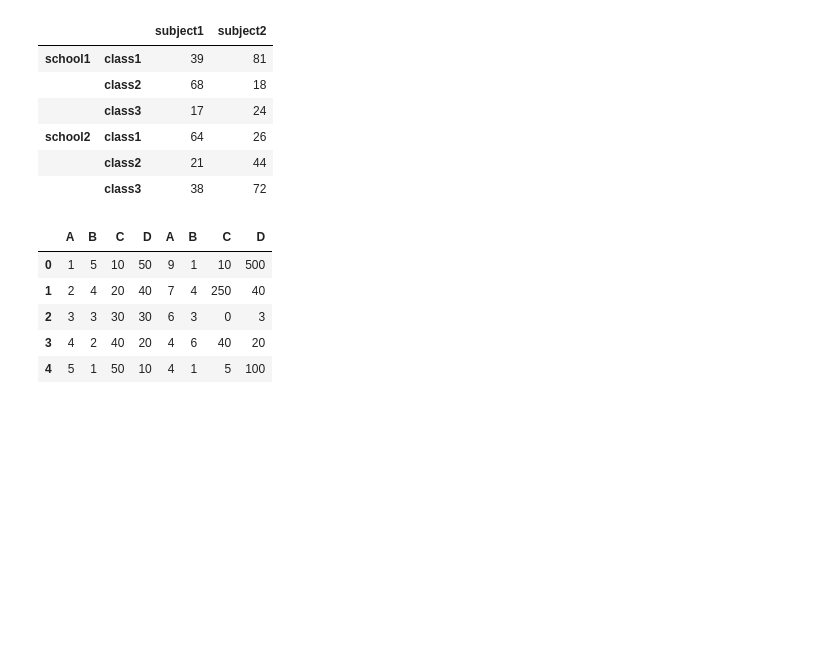
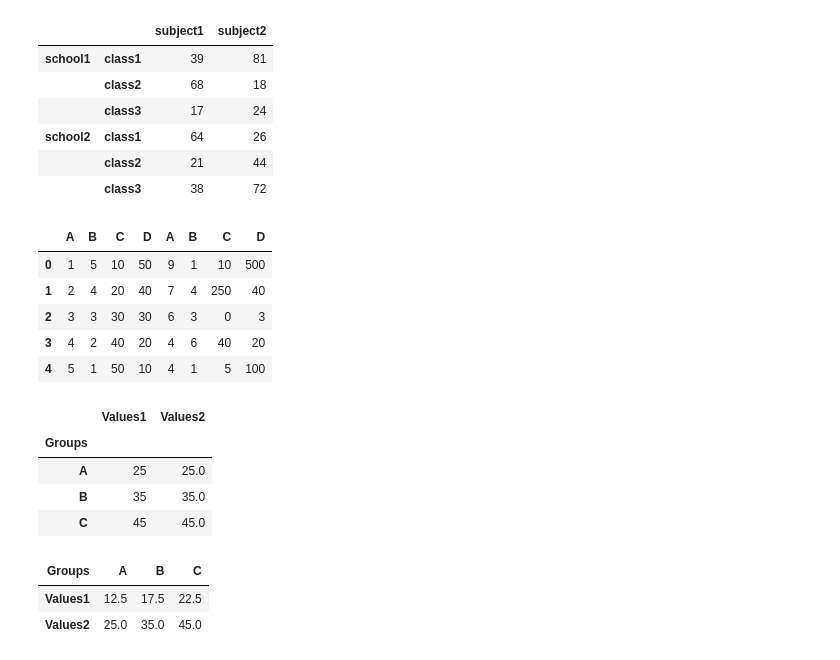
Before and after one commit to Unbeatable2323/Ai-leaning-from-scratch, a Jupyter notebook: newmonthpractice.ipynb, the cells around one changed output. Cells and saved outputs as stored; diff of their text form; code cells hidden in the pictures; blank space fills up the shorter version.

```diff
--- a/newmonthpractice.ipynb
+++ b/newmonthpractice.ipynb
@@ -31,3 +32,21 @@ pd.concat([df1,df2],axis=1)
 | 2 | 3 | 3 | 30 | 30 | 6 | 3 | 0 | 3 |
 | 3 | 4 | 2 | 40 | 20 | 4 | 6 | 40 | 20 |
 | 4 | 5 | 1 | 50 | 10 | 4 | 1 | 5 | 100 |
+# %%
+df=pd.DataFrame({'Groups':['A','A','B','B','C','C'],
+                 'Values1':[10,15,10,25,10,35]})
+df['Values2']=df['Values1']*2
+df.groupby('Groups').agg(('sum',np.median, 'mean'))
+# %% [output]
+|  | Values1 | Values2 |
+| Groups |  |  |
+| A | 25 | 25.0 |
+| B | 35 | 35.0 |
+| C | 45 | 45.0 |
+# %%
+df.describe().transpose()
+df.groupby('Groups').mean().transpose()
+# %% [output]
+| Groups | A | B | C |
+| Values1 | 12.5 | 17.5 | 22.5 |
+| Values2 | 25.0 | 35.0 | 45.0 |
```
Also changed, not shown: parts of 5 cells of this notebook, 2 other files.
